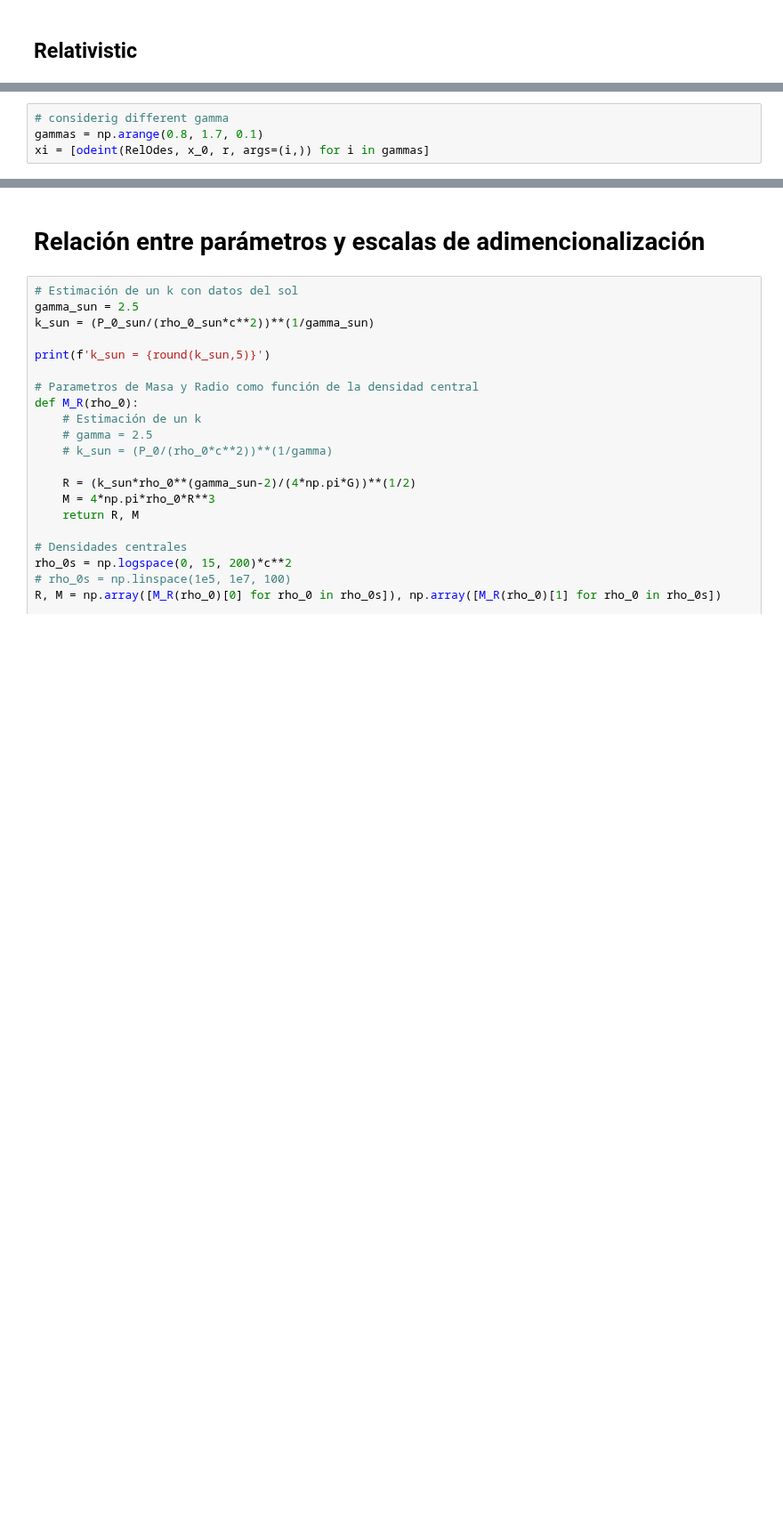
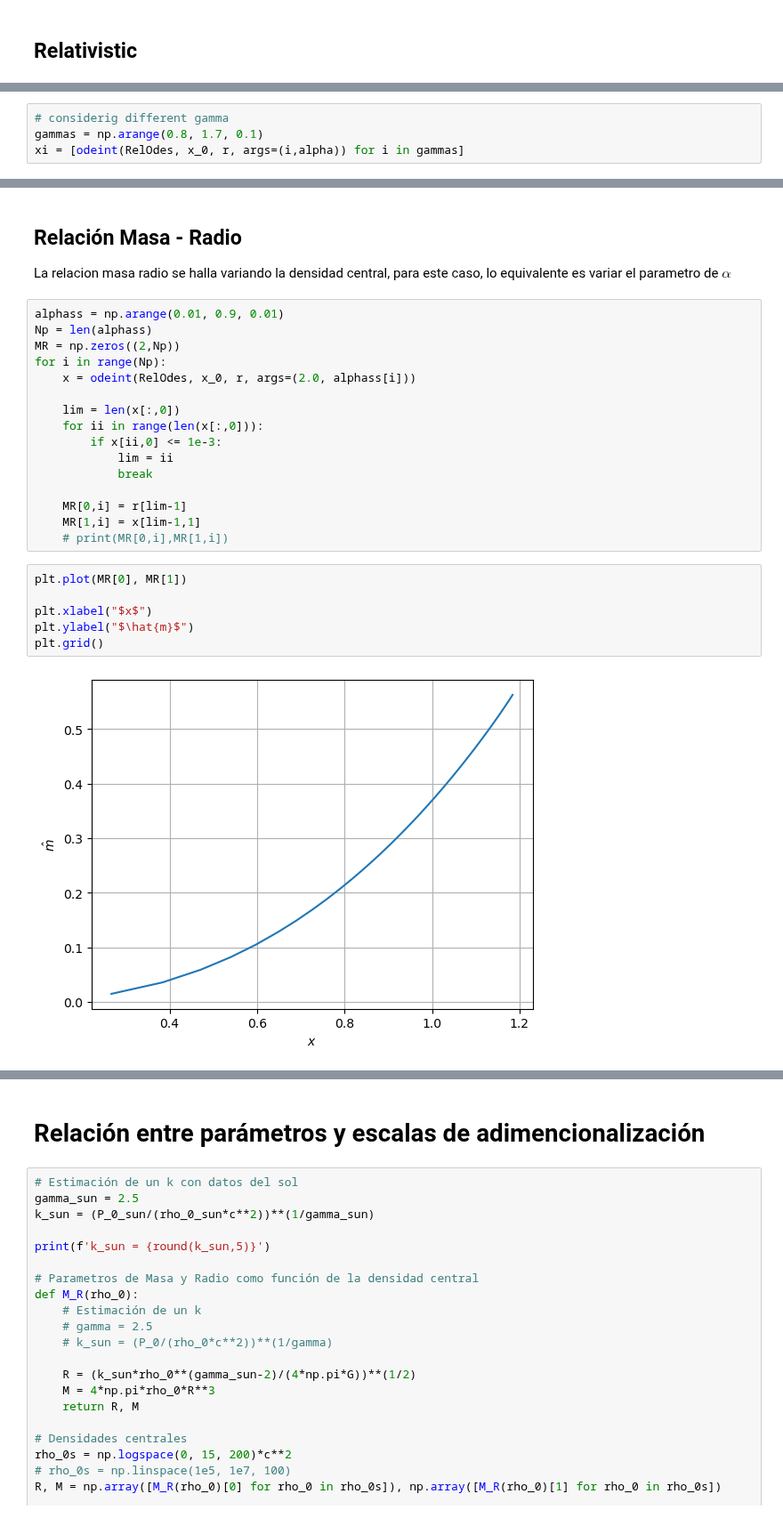
Before and after one commit to Vendetta0462/CalculosSimulaciones, a Jupyter notebook: hidrostatica.ipynb, the cells around one changed output, grey strips where cells are left out. Shown at 89% size. Drawn from its saved outputs; the diff is of its cells as text; blank space fills up the shorter version.

```diff
--- a/hidrostatica.ipynb
+++ b/hidrostatica.ipynb
@@ -180,7 +210,7 @@ R=1.66700 rho=nan
 # %%
 # considerig different gamma
 gammas = np.arange(0.8, 1.7, 0.1)
-xi = [odeint(RelOdes, x_0, r, args=(i,)) for i in gammas]
+xi = [odeint(RelOdes, x_0, r, args=(i,alpha)) for i in gammas]
 # %%
 # plot for different gamma
 for i in range(len(xi)):
@@ -203,0 +241,28 @@ plt.show()
+# %% [markdown]
+## Relación Masa - Radio
+
+La relacion masa radio se halla variando la densidad central, para este caso, lo equivalente es variar el parametro de $\alpha$
+# %%
+alphass = np.arange(0.01, 0.9, 0.01)
+Np = len(alphass)
+MR = np.zeros((2,Np))
+for i in range(Np):
+    x = odeint(RelOdes, x_0, r, args=(2.0, alphass[i]))
+
+    lim = len(x[:,0])
+    for ii in range(len(x[:,0])):
+        if x[ii,0] <= 1e-3:
+            lim = ii
+            break
+
+    MR[0,i] = r[lim-1]
+    MR[1,i] = x[lim-1,1]
+    # print(MR[0,i],MR[1,i])
+# %%
+plt.plot(MR[0], MR[1])
+
+plt.xlabel("$x$")
+plt.ylabel("$\hat{m}$")
+plt.grid()
+# %% [output]
+[figure, added]
```
Also changed, not shown: parts of 10 cells of this notebook.
